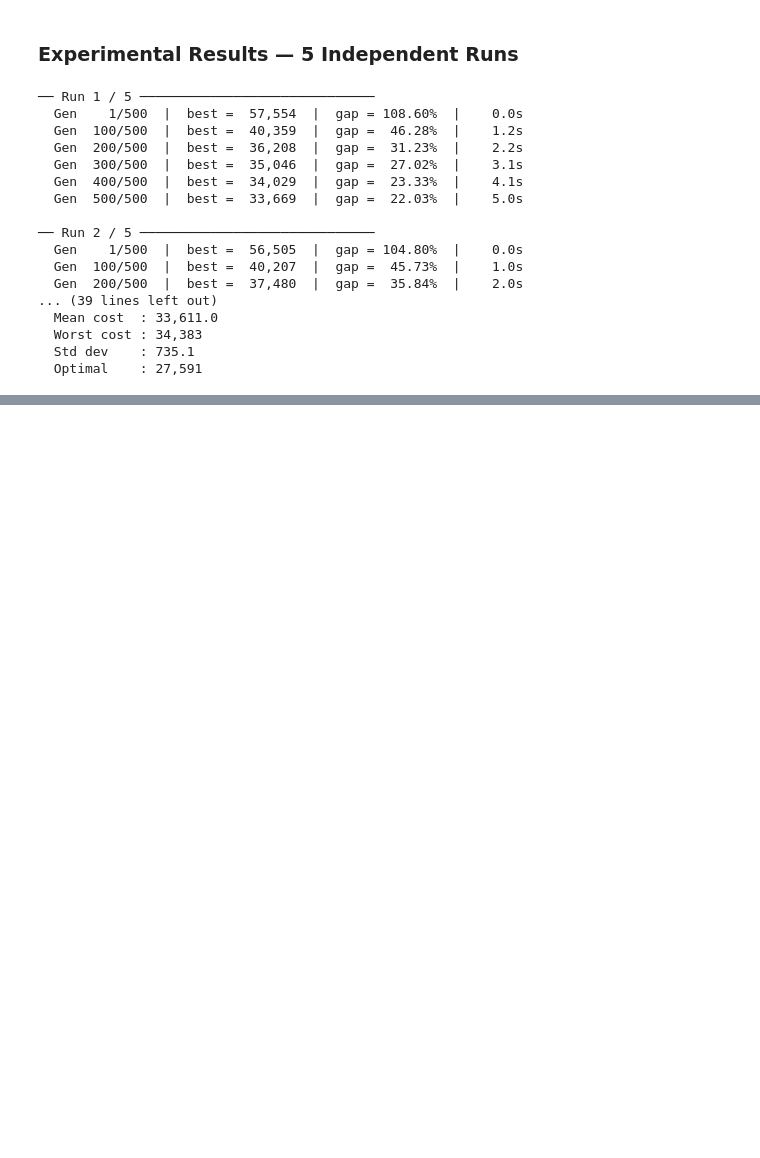
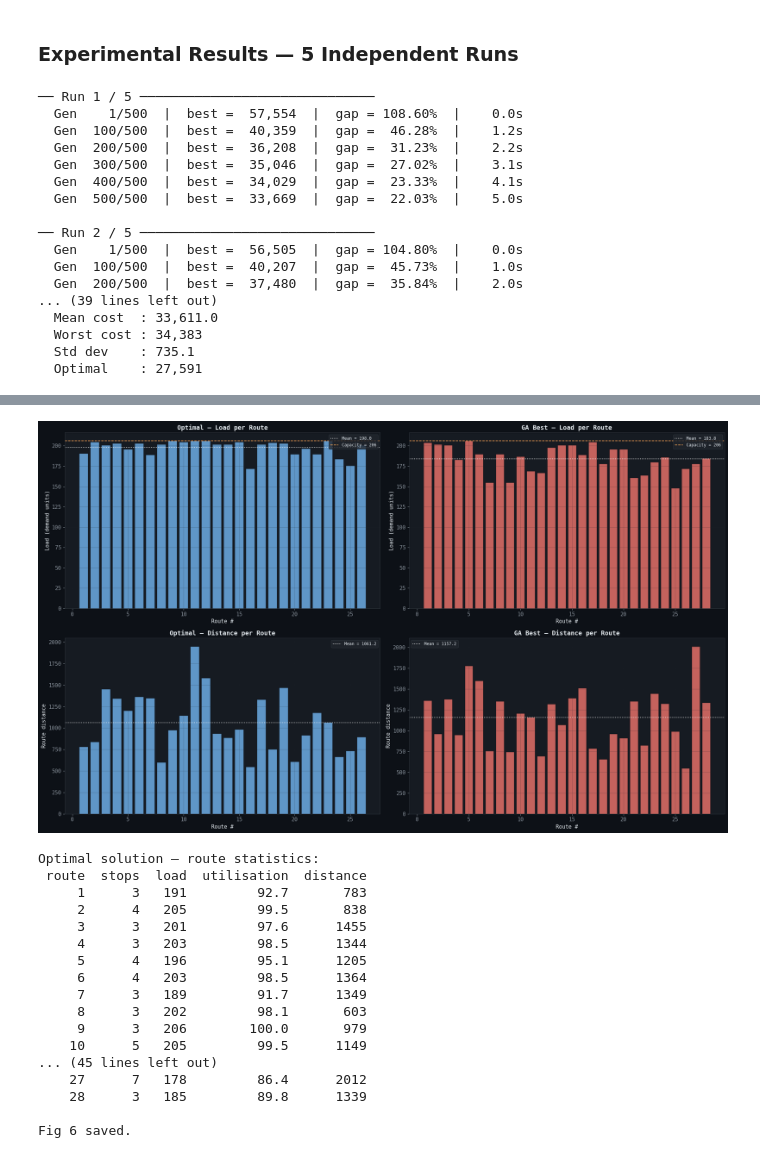
Before and after one commit to ms25940022-boop/IT5082-OM-Assignment, a Jupyter notebook: MS25940022_GA.ipynb, the cells around one changed output, grey strips where cells are left out. Saved outputs shown, nothing was run; the diff lists cells and outputs as text; code cells hidden in the pictures; blank space fills up the shorter version.

```diff
--- a/MS25940022_GA.ipynb
+++ b/MS25940022_GA.ipynb
@@ -464,0 +571,76 @@ Passing `palette` without assigning `hue` is deprecated and will be removed in v
+# %%
+# ═══════════════════════════════════════════════════════════════
+# Per-Route Load & Distance Analysis
+# ═══════════════════════════════════════════════════════════════
+def route_dataframe(routes, demands, dist, depot=1, label=''):
+    rows = []
+    for ri, route in enumerate(routes):
+        load = sum(demands[n] for n in route)
+        d = dist[depot, route[0]]
+        for k in range(len(route)-1): d += dist[route[k], route[k+1]]
+        d += dist[route[-1], depot]
+        rows.append({
+            'route'       : ri + 1,
+            'stops'       : len(route),
+            'load'        : load,
+            'utilisation' : round(load / CAPACITY * 100, 1),
+            'distance'    : d,
+            'method'      : label,
+        })
+    return pd.DataFrame(rows)
+
+opt_df = route_dataframe(OPTIMAL_ROUTES, demands, dist, label='Optimal')
+ga_df  = route_dataframe(ga_routes,      demands, dist, label=f'GA Run {best_run["run"]}')
+
+fig, axes = plt.subplots(2, 2, figsize=(20, 12), facecolor=DARK_BG)
+
+for (ax, df, title, color) in [
+    (axes[0,0], opt_df, 'Optimal — Load per Route',        C_BLUE),
+    (axes[0,1], ga_df,  f'GA Best — Load per Route',       C_RED),
+    (axes[1,0], opt_df, 'Optimal — Distance per Route',    C_BLUE),
+    (axes[1,1], ga_df,  f'GA Best — Distance per Route',   C_RED),
+]:
+    metric = 'load' if 'Load' in title else 'distance'
+    bars   = ax.bar(df['route'], df[metric], color=color, alpha=0.75,
+                    edgecolor=DARK_BG, width=0.8)
+    mean_v = df[metric].mean()
+    ax.axhline(mean_v, color='white', linestyle=':', linewidth=1.3,
+               label=f'Mean = {mean_v:.1f}')
+    if metric == 'load':
+        ax.axhline(CAPACITY, color=C_ORANGE, linestyle='--', linewidth=1.3,
+                   label=f'Capacity = {CAPACITY}')
+        ax.set_ylabel('Load (demand units)')
+    else:
+        ax.set_ylabel('Route distance')
+    ax.set_title(title); ax.set_xlabel('Route #')
+    ax.legend(fontsize=8.5); ax.grid(True, alpha=0.25)
+
+plt.tight_layout()
+plt.savefig('output/GA/fig6_route_analysis.png', dpi=150, bbox_inches='tight')
+plt.show()
+
+# Print stats table
+print('\nOptimal solution — route statistics:')
+print(opt_df[['route','stops','load','utilisation','distance']].to_string(index=False))
+print(f'\nGA best — route statistics (Run {best_run["run"]}):')
+print(ga_df[['route','stops','load','utilisation','distance']].to_string(index=False))
+print('\nFig 6 saved.')
+# %% [output]
+[figure, added]
+Optimal solution — route statistics:
+ route  stops  load  utilisation  distance
+     1      3   191         92.7       783
+     2      4   205         99.5       838
+     3      3   201         97.6      1455
+     4      3   203         98.5      1344
+     5      4   196         95.1      1205
+     6      4   203         98.5      1364
+     7      3   189         91.7      1349
+     8      3   202         98.1       603
+     9      3   206        100.0       979
+    10      5   205         99.5      1149
+... (45 lines left out)
+    27      7   178         86.4      2012
+    28      3   185         89.8      1339
+
+Fig 6 saved.
```
Also changed, not shown: parts of 3 cells of this notebook, 4 other files.
